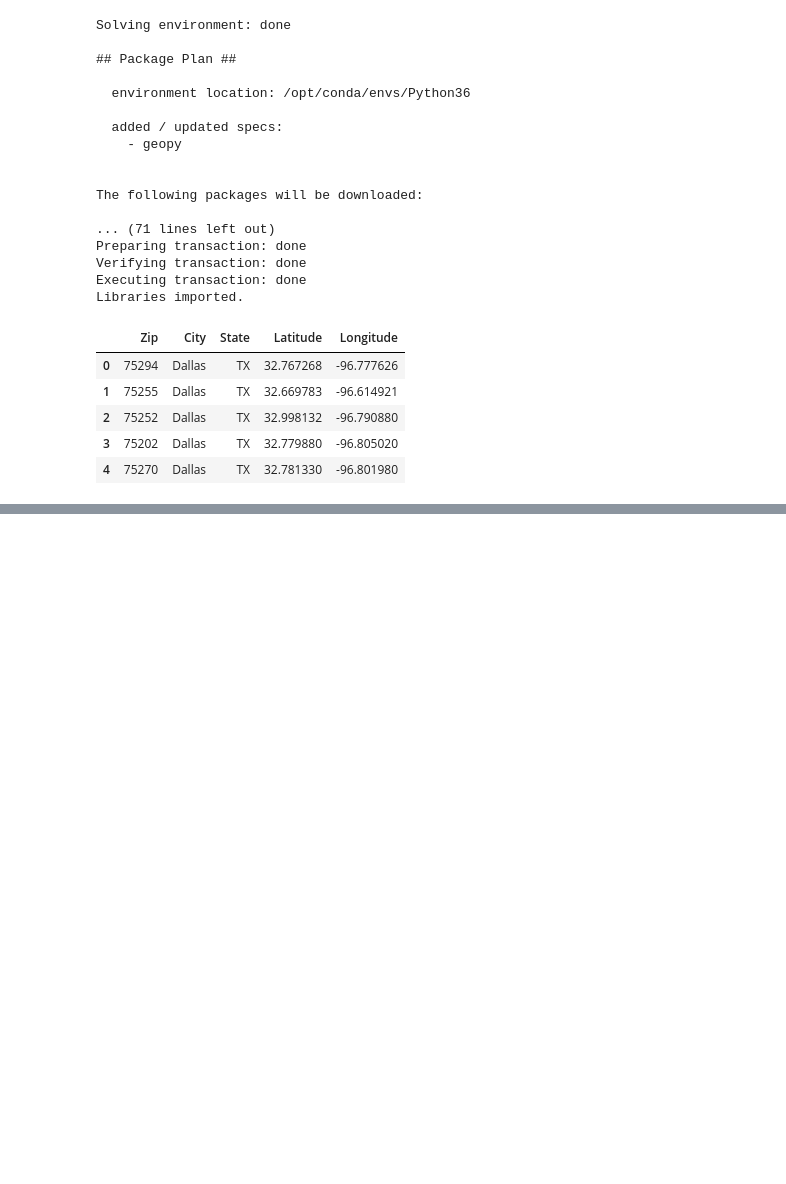
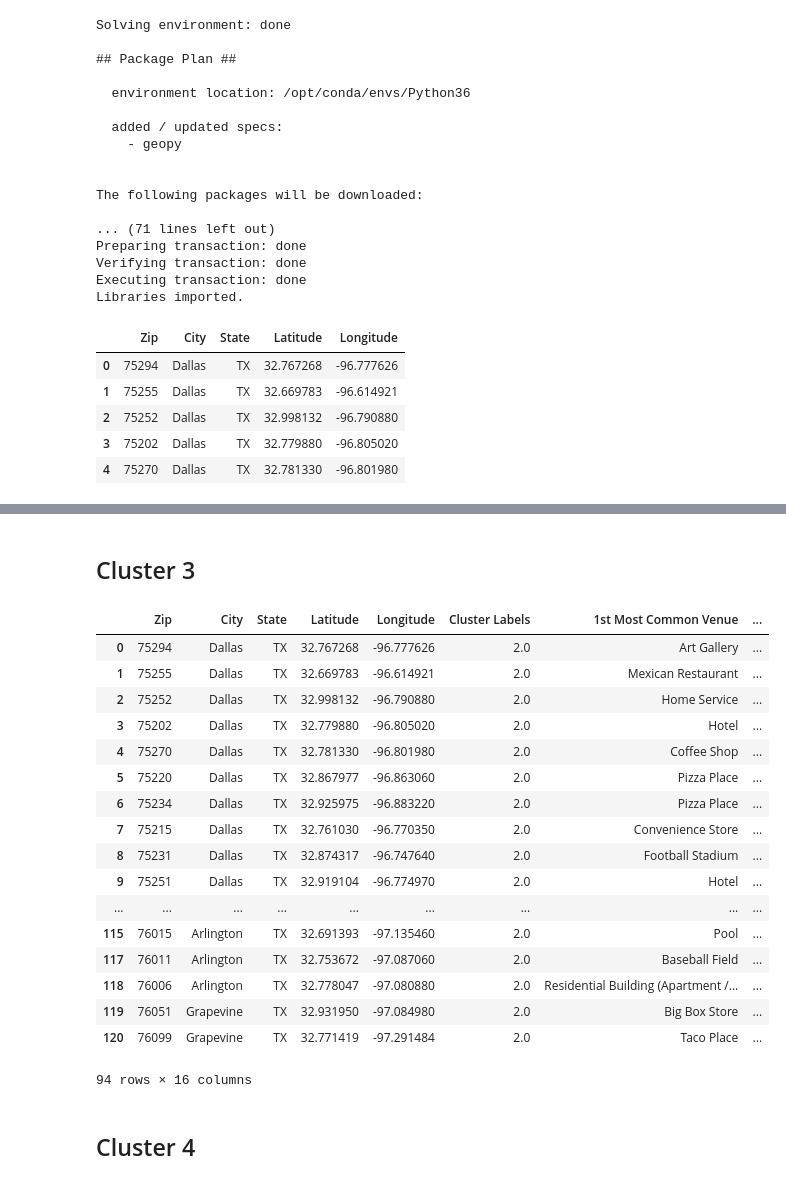
Before and after one commit to croopam/Coursera_Capstone, a Jupyter notebook: The Tech Migration to Dallas Metro Area.ipynb, the cells around one changed output, grey strips where cells are left out. Drawn from its saved outputs; the diff is of its cells as text; code cells hidden in the pictures; blank space fills up the shorter version.

```diff
--- a/The Tech Migration to Dallas Metro Area.ipynb
+++ b/The Tech Migration to Dallas Metro Area.ipynb
@@ -89,0 +391,7 @@ map_dallas
+# %%
+dallas_merged = df_data_1
+
+# merge dallas_grouped with df_data_1 to add latitude/longitude, City,  for each Zip code
+dallas_merged = dallas_merged.join(neighborhoods_venues_sorted.set_index('Zip'), on='Zip')
+
+dallas_merged.head() # check the last columns!
@@ -89,0 +407,31 @@ map_dallas
+# %%
+# Drop all NaN value from dallas_merged dataframe
+dallas_merged_1 = dallas_merged.dropna()
+
+# Matplotlib and associated plotting modules
+import matplotlib.cm as cm
+import matplotlib.colors as colors
+
+# create map
+map_clusters = folium.Map(location=[32.7079,-96.9209], zoom_start=11)
+
+# set color scheme for the clusters
+x = np.arange(kclusters)
+ys = [i + x + (i*x)**2 for i in range(kclusters)]
+colors_array = cm.rainbow(np.linspace(0, 1, len(ys)))
+rainbow = [colors.rgb2hex(i) for i in colors_array]
+
+# add markers to the map
+markers_colors = []
+for lat, lon, poi, cluster in zip(dallas_merged_1['Latitude'], dallas_merged_1['Longitude'], dallas_merged_1['Zip'], dallas_merged_1['Cluster Labels']):
+    label = folium.Popup(str(poi) + ' Cluster ' + str(cluster), parse_html=True)
+    folium.CircleMarker(
+        [lat, lon],
+        radius=5,
+        popup=label,
+        color=rainbow[int(cluster)-1],
+        fill=True,
+        fill_color=rainbow[int(cluster)-1],
+        fill_opacity=0.7).add_to(map_clusters)
+
+map_clusters
@@ -89,0 +462,25 @@ map_dallas
+# %% [markdown]
+## Cluster 3
+# %%
+dallas_merged_1.loc[dallas_merged_1['Cluster Labels'] == 2, dallas_merged_1.columns[[0] + list(range(1, dallas_merged_1.shape[1]))]]
+# %% [output]
+|  | Zip | City | State | Latitude | Longitude | Cluster Labels | 1st Most Common Venue | ... |
+| 0 | 75294 | Dallas | TX | 32.767268 | -96.777626 | 2.0 | Art Gallery | ... |
+| 1 | 75255 | Dallas | TX | 32.669783 | -96.614921 | 2.0 | Mexican Restaurant | ... |
+| 2 | 75252 | Dallas | TX | 32.998132 | -96.790880 | 2.0 | Home Service | ... |
+| 3 | 75202 | Dallas | TX | 32.779880 | -96.805020 | 2.0 | Hotel | ... |
+| 4 | 75270 | Dallas | TX | 32.781330 | -96.801980 | 2.0 | Coffee Shop | ... |
+| 5 | 75220 | Dallas | TX | 32.867977 | -96.863060 | 2.0 | Pizza Place | ... |
+| 6 | 75234 | Dallas | TX | 32.925975 | -96.883220 | 2.0 | Pizza Place | ... |
+| 7 | 75215 | Dallas | TX | 32.761030 | -96.770350 | 2.0 | Convenience Store | ... |
+| 8 | 75231 | Dallas | TX | 32.874317 | -96.747640 | 2.0 | Football Stadium | ... |
+| 9 | 75251 | Dallas | TX | 32.919104 | -96.774970 | 2.0 | Hotel | ... |
+| ... | ... | ... | ... | ... | ... | ... | ... | ... |
+| 115 | 76015 | Arlington | TX | 32.691393 | -97.135460 | 2.0 | Pool | ... |
+| 117 | 76011 | Arlington | TX | 32.753672 | -97.087060 | 2.0 | Baseball Field | ... |
+| 118 | 76006 | Arlington | TX | 32.778047 | -97.080880 | 2.0 | Residential Building (Apartment /... | ... |
+| 119 | 76051 | Grapevine | TX | 32.931950 | -97.084980 | 2.0 | Big Box Store | ... |
+| 120 | 76099 | Grapevine | TX | 32.771419 | -97.291484 | 2.0 | Taco Place | ... |
+94 rows × 16 columns
+# %% [markdown]
+## Cluster 4
```
Also changed, not shown: parts of 47 cells of this notebook.
